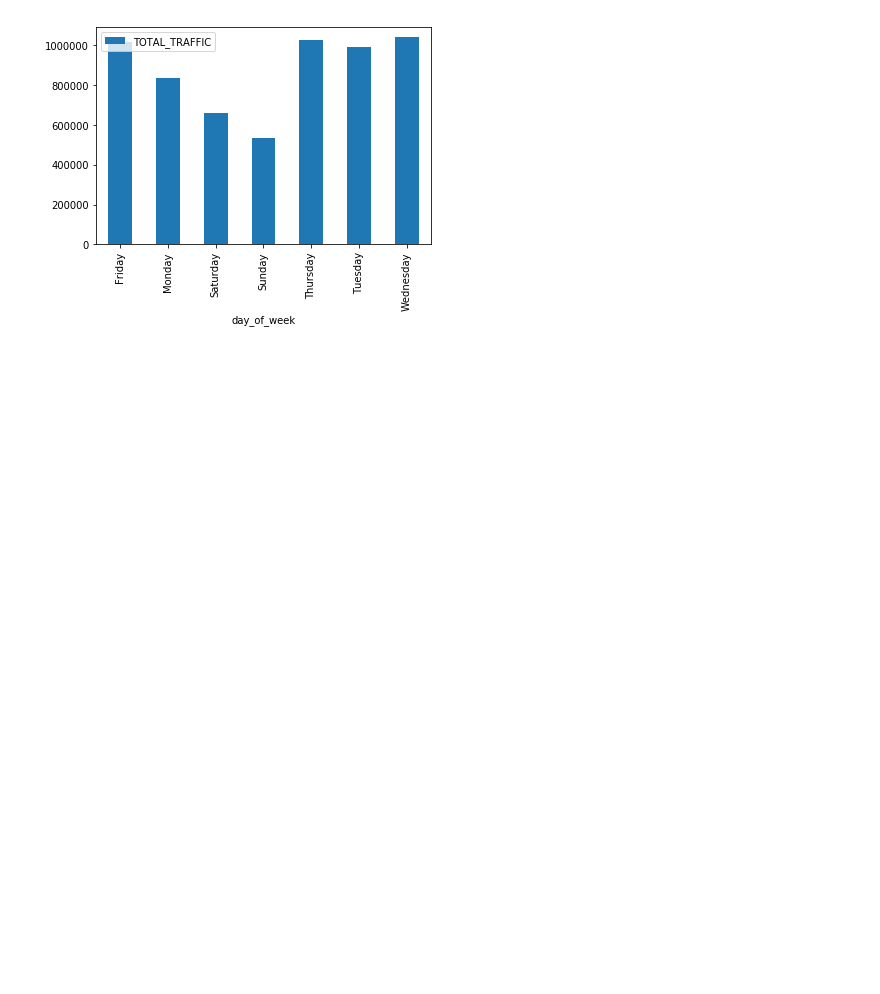
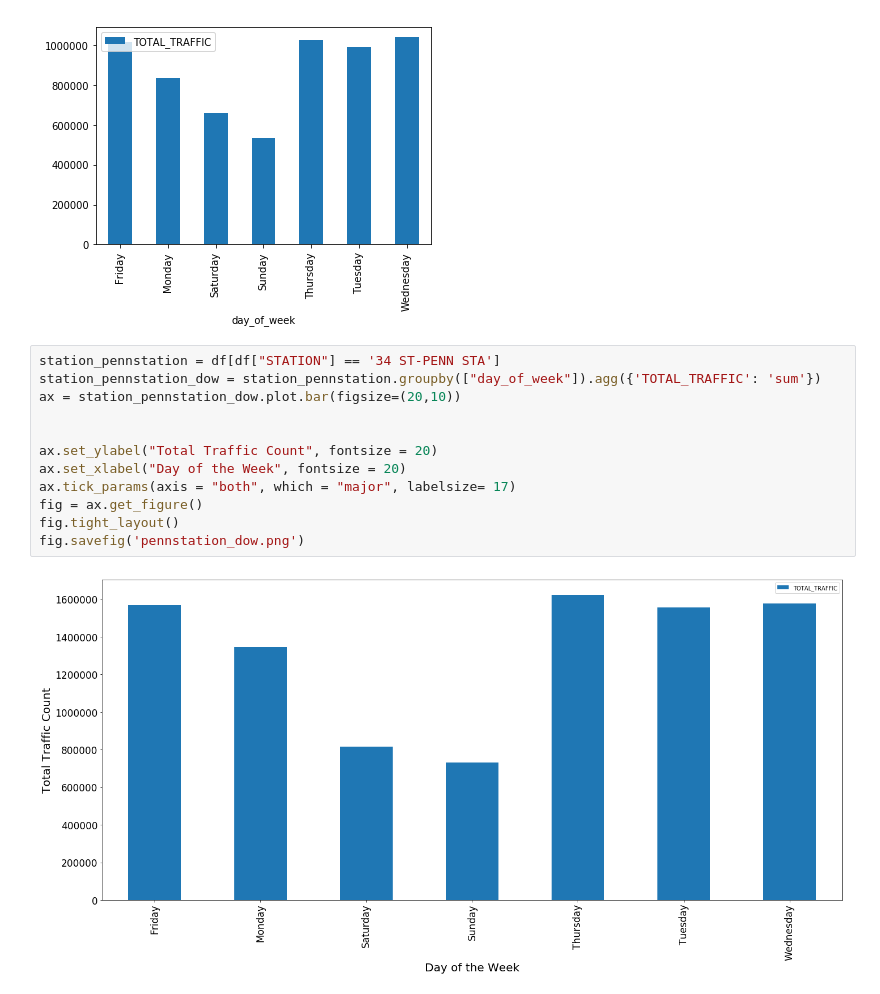
Before and after one commit to riyersk/MTAProject1Best, a Jupyter notebook: MTA_Data_Analysis.ipynb, the cells around one changed output. Saved outputs shown, nothing was run; the diff lists cells and outputs as text; blank space fills up the shorter version.

```diff
--- a/MTA_Data_Analysis.ipynb
+++ b/MTA_Data_Analysis.ipynb
@@ -101,3 +101,17 @@ station_unionsq = station_unionsq.groupby(["day_of_week"]).agg({'TOTAL_TRAFFIC':
 station_unionsq.plot.bar();
 # %% [output]
 [figure]
+# %%
+station_pennstation = df[df["STATION"] == '34 ST-PENN STA']
+station_pennstation_dow = station_pennstation.groupby(["day_of_week"]).agg({'TOTAL_TRAFFIC': 'sum'})
+ax = station_pennstation_dow.plot.bar(figsize=(20,10))
+
+
+ax.set_ylabel("Total Traffic Count", fontsize = 20)
+ax.set_xlabel("Day of the Week", fontsize = 20)
+ax.tick_params(axis = "both", which = "major", labelsize= 17)
+fig = ax.get_figure()
+fig.tight_layout()
+fig.savefig('pennstation_dow.png')
+# %% [output]
+[figure, added]
```
Also changed, not shown: parts of 1 cell of this notebook, 1 other file.
